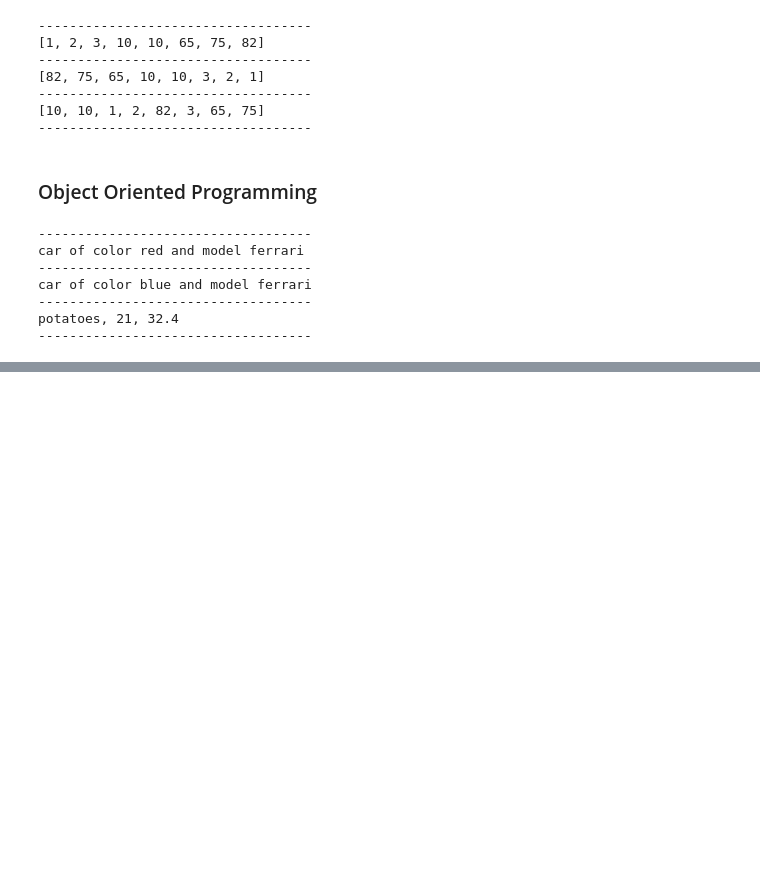
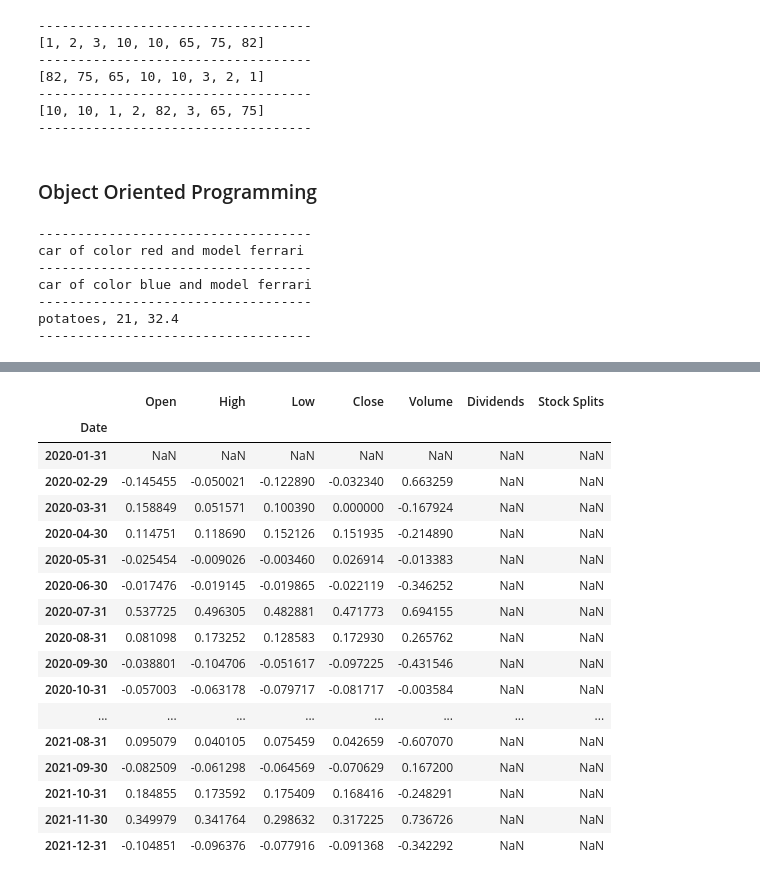
Before and after one commit to YamiYume/Algorithms, a Jupyter notebook: Lab1/ptorresg_lab1.ipynb, the cells around one changed output, grey strips where cells are left out. Drawn from its saved outputs; the diff is of its cells as text; code cells hidden in the pictures; blank space fills up the shorter version.

```diff
--- a/Lab1/ptorresg_lab1.ipynb
+++ b/Lab1/ptorresg_lab1.ipynb
@@ -1295,0 +1707,24 @@ potatoes, 21, 32.4
+# %%
+# also we can get a change in percentage
+
+daily_return = amd_by_month_agg.pct_change()
+daily_return
+# %% [output]
+|  | Open | High | Low | Close | Volume | Dividends | Stock Splits |
+| Date |  |  |  |  |  |  |  |
+| 2020-01-31 | NaN | NaN | NaN | NaN | NaN | NaN | NaN |
+| 2020-02-29 | -0.145455 | -0.050021 | -0.122890 | -0.032340 | 0.663259 | NaN | NaN |
+| 2020-03-31 | 0.158849 | 0.051571 | 0.100390 | 0.000000 | -0.167924 | NaN | NaN |
+| 2020-04-30 | 0.114751 | 0.118690 | 0.152126 | 0.151935 | -0.214890 | NaN | NaN |
+| 2020-05-31 | -0.025454 | -0.009026 | -0.003460 | 0.026914 | -0.013383 | NaN | NaN |
+| 2020-06-30 | -0.017476 | -0.019145 | -0.019865 | -0.022119 | -0.346252 | NaN | NaN |
+| 2020-07-31 | 0.537725 | 0.496305 | 0.482881 | 0.471773 | 0.694155 | NaN | NaN |
+| 2020-08-31 | 0.081098 | 0.173252 | 0.128583 | 0.172930 | 0.265762 | NaN | NaN |
+| 2020-09-30 | -0.038801 | -0.104706 | -0.051617 | -0.097225 | -0.431546 | NaN | NaN |
+| 2020-10-31 | -0.057003 | -0.063178 | -0.079717 | -0.081717 | -0.003584 | NaN | NaN |
+| ... | ... | ... | ... | ... | ... | ... | ... |
+| 2021-08-31 | 0.095079 | 0.040105 | 0.075459 | 0.042659 | -0.607070 | NaN | NaN |
+| 2021-09-30 | -0.082509 | -0.061298 | -0.064569 | -0.070629 | 0.167200 | NaN | NaN |
+| 2021-10-31 | 0.184855 | 0.173592 | 0.175409 | 0.168416 | -0.248291 | NaN | NaN |
+| 2021-11-30 | 0.349979 | 0.341764 | 0.298632 | 0.317225 | 0.736726 | NaN | NaN |
+| 2021-12-31 | -0.104851 | -0.096376 | -0.077916 | -0.091368 | -0.342292 | NaN | NaN |
```
Also changed, not shown: parts of 49 cells of this notebook.
